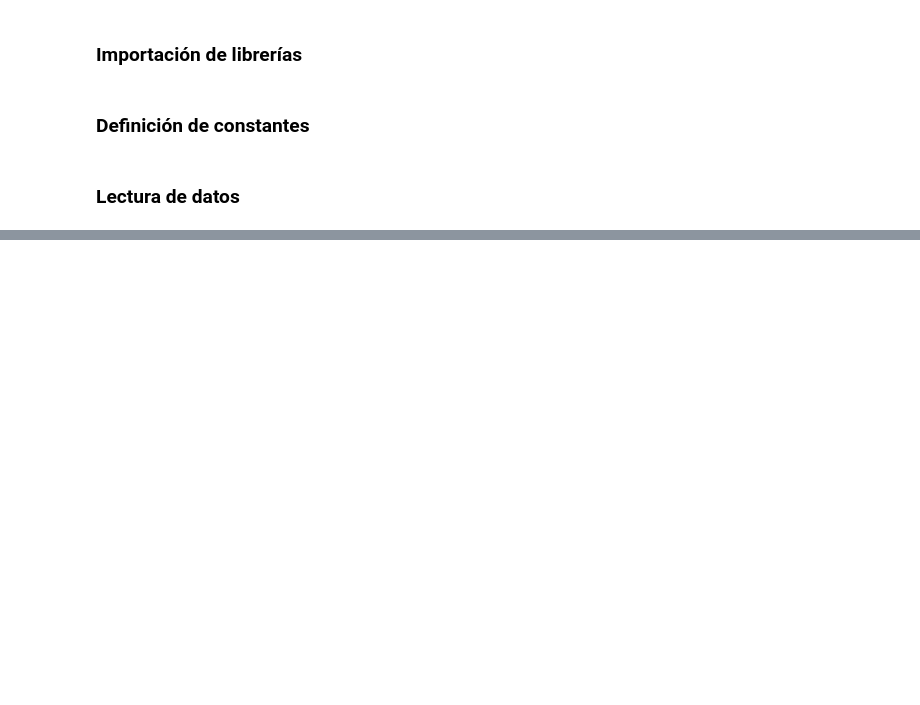
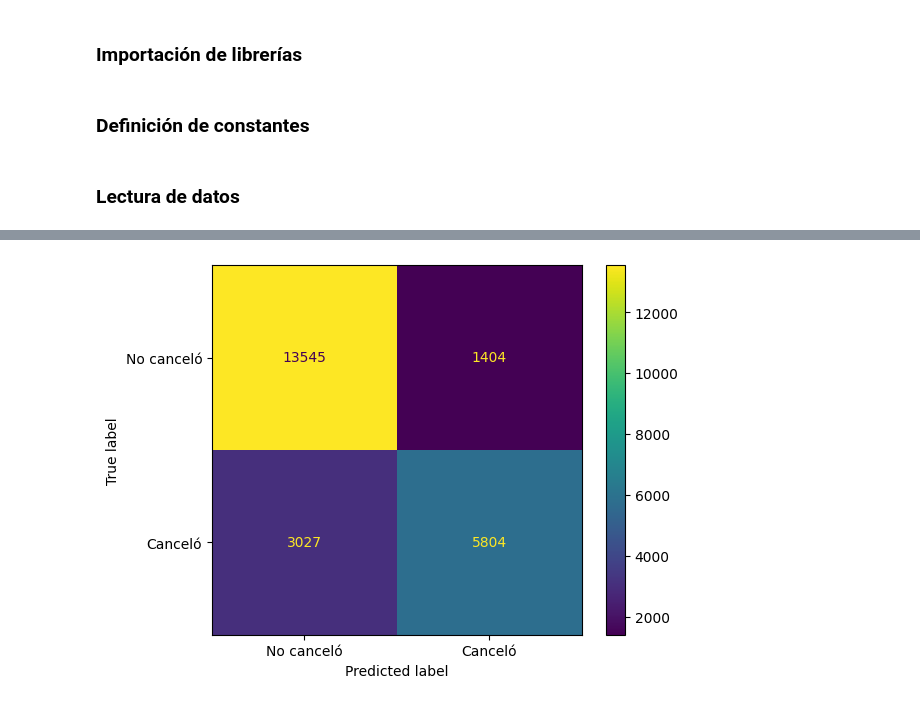
Before and after one commit to Victorh1397/proyecto-final-ml, a Jupyter notebook: notebooks/exploracion/pruebas_rl_arbol_forest.ipynb, the cells around one changed output, grey strips where cells are left out. Drawn from its saved outputs; the diff is of its cells as text; code cells hidden in the pictures; blank space fills up the shorter version.

Commit message:
Train logistic regression model

```diff
--- a/notebooks/exploracion/pruebas_rl_arbol_forest.ipynb
+++ b/notebooks/exploracion/pruebas_rl_arbol_forest.ipynb
@@ -43,0 +85,12 @@ from sklearn.metrics import (
+# %%
+columnas_categoricas = ['hotel', 'meal', 'market_segment', 'distribution_channel', 'reserved_room_type', 'assigned_room_type', 'deposit_type', 'customer_type', 'adults_categories', 'arrival_season', 'month_period', 'arrival_quarter', 'country_grouped']
+
+preprocesador = ColumnTransformer(
+    transformers=[
+        ('cat', OneHotEncoder(drop='first', sparse_output=False), columnas_categoricas)
+    ],
+    remainder='passthrough'
+)
+
+X_train_procesado = preprocesador.fit_transform(X_train)
+X_test_procesado = preprocesador.transform(X_test)
@@ -43,0 +99,4 @@ from sklearn.metrics import (
+# %%
+escalador = StandardScaler()
+X_train_escalado = escalador.fit_transform(X_train_procesado)
+X_test_escalado = escalador.transform(X_test_procesado)
@@ -43,0 +105,10 @@ from sklearn.metrics import (
+# %%
+rl_parametros = {
+    'C': [0.01, 0.1, 1, 10],
+    'solver': ['liblinear'],
+    'max_iter': [100, 200, 500, 1000]
+}
+
+modelo_rl = LogisticRegression(random_state=42)
+modelo_rl_cv = GridSearchCV(modelo_rl, rl_parametros, cv=5, scoring='f1')
+modelo_rl_cv.fit(X_train_escalado, y_train)
@@ -43,0 +121,10 @@ from sklearn.metrics import (
+# %%
+# Imprimimos los parámetros que eligió como ganadores
+print("Parámetros ganadores:", modelo_rl_cv.best_params_)
+
+# Usamos el modelo ganador sobre los datos de prueba (Test)
+y_pred = modelo_rl_cv.predict(X_test_escalado)
+
+# Reporte de métricas
+print("\n--- REPORTE DE EVALUACIÓN FINAL ---")
+print(classification_report(y_test, y_pred))
@@ -43,0 +143,8 @@ from sklearn.metrics import (
+# %%
+# Mostramos la matriz de confusión
+cm = confusion_matrix(y_test, y_pred)
+disp = ConfusionMatrixDisplay(confusion_matrix=cm, display_labels=['No canceló', 'Canceló'])
+disp.plot()
+plt.show()
+# %% [output]
+[figure, added]
```
Also changed, not shown: parts of 15 cells of this notebook.
